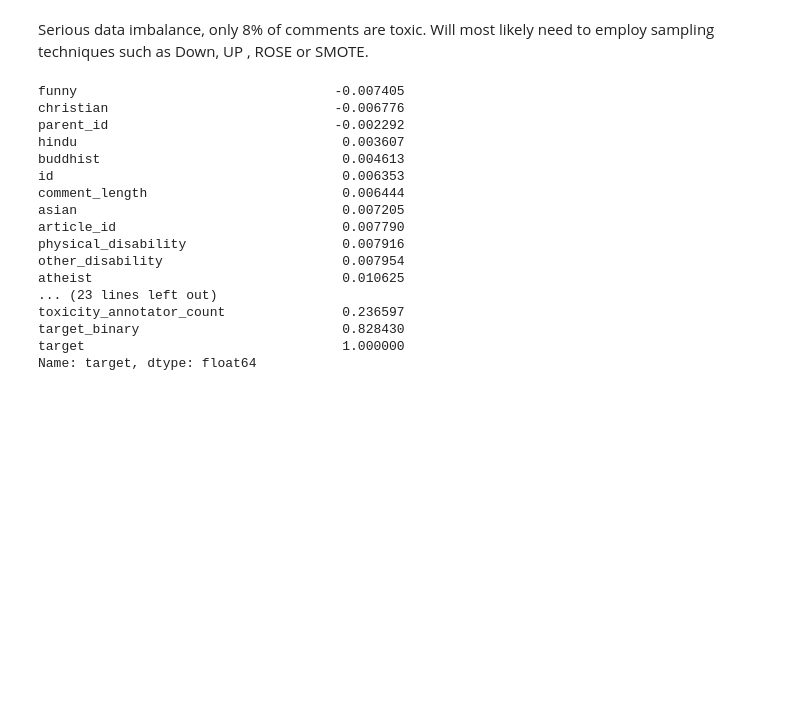
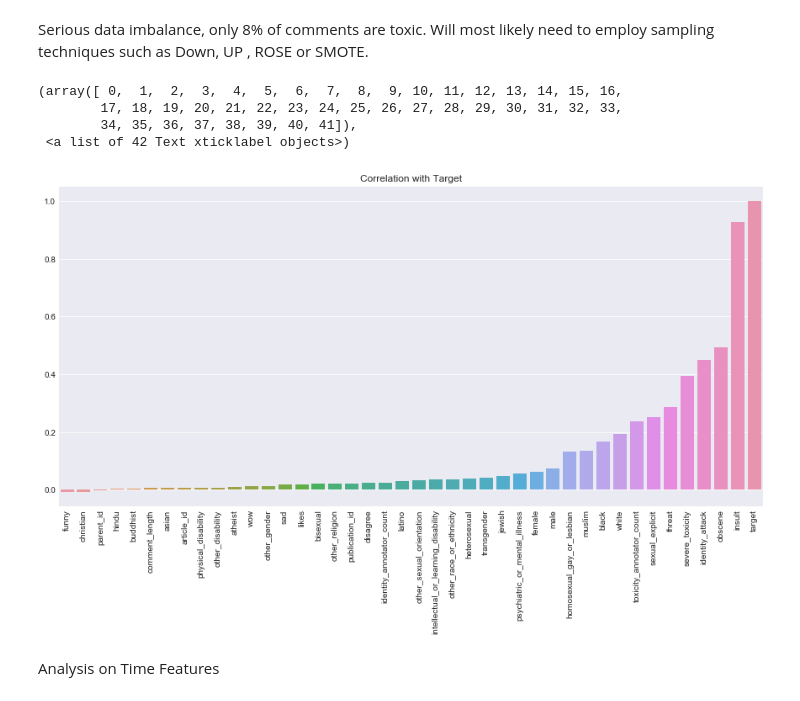
Before and after one commit to Trevor-Waite/Kaggle-Jigsaw-Toxicity, a Jupyter notebook: Kaggle-Jigsaw-Toxicity.ipynb, the cells around one changed output. Cells and saved outputs as stored; diff of their text form; code cells hidden in the pictures; blank space fills up the shorter version.

```diff
--- a/Kaggle-Jigsaw-Toxicity.ipynb
+++ b/Kaggle-Jigsaw-Toxicity.ipynb
@@ -86,23 +85,16 @@ df["target_binary"].sum()/len(df["target_binary"])
 Serious data imbalance, only 8% of comments are toxic. Will most likely need to employ sampling techniques such as Down, UP , ROSE or SMOTE.
 # %%
 corr_matrix = df.drop(["id","target_binary"], axis = 1).corr()
-# %%
-corr_matrix["target"].sort_values()
-# %% [output]
-funny                                 -0.007405
-christian                             -0.006776
-parent_id                             -0.002292
-hindu                                  0.003607
-buddhist                               0.004613
-id                                     0.006353
-comment_length                         0.006444
-asian                                  0.007205
-article_id                             0.007790
-physical_disability                    0.007916
-other_disability                       0.007954
-atheist                                0.010625
-... (23 lines left out)
-toxicity_annotator_count               0.236597
-target_binary                          0.828430
-target                                 1.000000
-Name: target, dtype: float64
+# %%
+plt.figure(figsize=(15,7))
+sns.barplot(x = corr_matrix["target"].sort_values().index, y = corr_matrix["target"].sort_values().values)
+plt.title("Correlation with Target")
+plt.xticks(rotation="vertical")
+# %% [output]
+(array([ 0,  1,  2,  3,  4,  5,  6,  7,  8,  9, 10, 11, 12, 13, 14, 15, 16,
+        17, 18, 19, 20, 21, 22, 23, 24, 25, 26, 27, 28, 29, 30, 31, 32, 33,
+        34, 35, 36, 37, 38, 39, 40, 41]),
+ <a list of 42 Text xticklabel objects>)
+[figure, added]
+# %% [markdown]
+Analysis on Time Features
```
Also changed, not shown: parts of 11 cells of this notebook.
